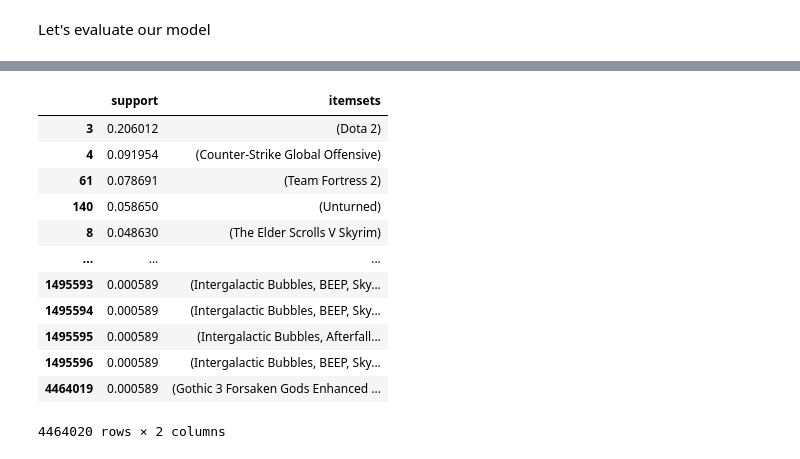
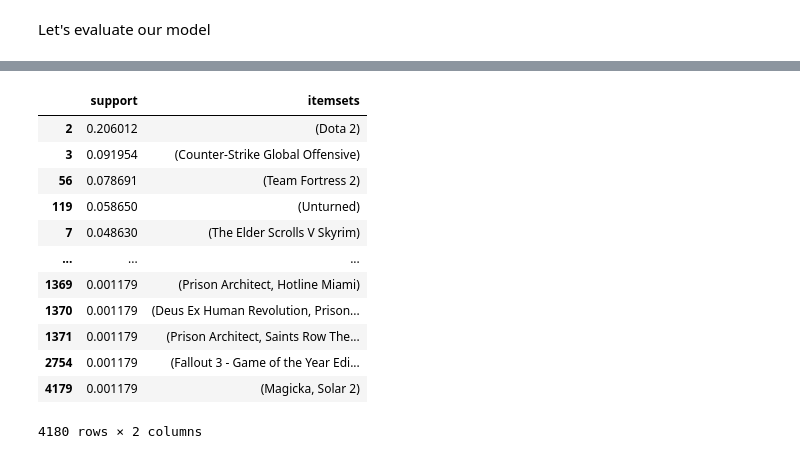
Before and after one commit to Vbardusco/sd201-steam-recommendations, a Jupyter notebook: recommendation_fis.ipynb, the cells around one changed output, grey strips where cells are left out. Saved outputs shown, nothing was run; the diff lists cells and outputs as text; code cells hidden in the pictures.

```diff
--- a/recommendation_fis.ipynb
+++ b/recommendation_fis.ipynb
@@ -272,7 +272,7 @@ Let's evaluate our model
 geval = g
 print(geval)
 geval = geval.sample(frac=1, random_state=42)
-train_nb = int(geval.shape[0] / 100 * 85)
+train_nb = int(geval.shape[0] / 100 * 80)
 print(train_nb)
 X_train = geval[:train_nb]
 X_test = geval[train_nb:]
@@ -283,24 +312,24 @@ NameError: name 'g' is not defined
 # %%
 te3 = TransactionEncoder()
 te_ary3 = te3.fit(X_train['games']).transform(X_train['games'])
 dftrain = pd.DataFrame(te_ary3, columns=te3.columns_)
-fistrain = fpgrowth(dftrain, min_support=0.0005, use_colnames=True)
+fistrain = fpgrowth(dftrain, min_support=0.001, use_colnames=True)
 fistrain = fistrain.sort_values(by=['support'], ascending=False)
 fistrain
 # %% [output]
 |  | support | itemsets |
-| 3 | 0.206012 | (Dota 2) |
-| 4 | 0.091954 | (Counter-Strike Global Offensive) |
-| 61 | 0.078691 | (Team Fortress 2) |
-| 140 | 0.058650 | (Unturned) |
-| 8 | 0.048630 | (The Elder Scrolls V Skyrim) |
+| 2 | 0.206012 | (Dota 2) |
+| 3 | 0.091954 | (Counter-Strike Global Offensive) |
+| 56 | 0.078691 | (Team Fortress 2) |
+| 119 | 0.058650 | (Unturned) |
+| 7 | 0.048630 | (The Elder Scrolls V Skyrim) |
 | ... | ... | ... |
-| 1495593 | 0.000589 | (Intergalactic Bubbles, BEEP, Sky... |
-| 1495594 | 0.000589 | (Intergalactic Bubbles, BEEP, Sky... |
-| 1495595 | 0.000589 | (Intergalactic Bubbles, Afterfall... |
-| 1495596 | 0.000589 | (Intergalactic Bubbles, BEEP, Sky... |
-| 4464019 | 0.000589 | (Gothic 3 Forsaken Gods Enhanced ... |
+| 1369 | 0.001179 | (Prison Architect, Hotline Miami) |
+| 1370 | 0.001179 | (Deus Ex Human Revolution, Prison... |
+| 1371 | 0.001179 | (Prison Architect, Saints Row The... |
+| 2754 | 0.001179 | (Fallout 3 - Game of the Year Edi... |
+| 4179 | 0.001179 | (Magicka, Solar 2) |
-4464020 rows × 2 columns
+4180 rows × 2 columns
 # %%
 artrain = association_rules(fistrain, metric="confidence", min_threshold=0.2)
 artrain = artrain.sort_values(by=['antecedent support'], ascending=False)
```
Also changed, not shown: parts of 10 cells of this notebook.
